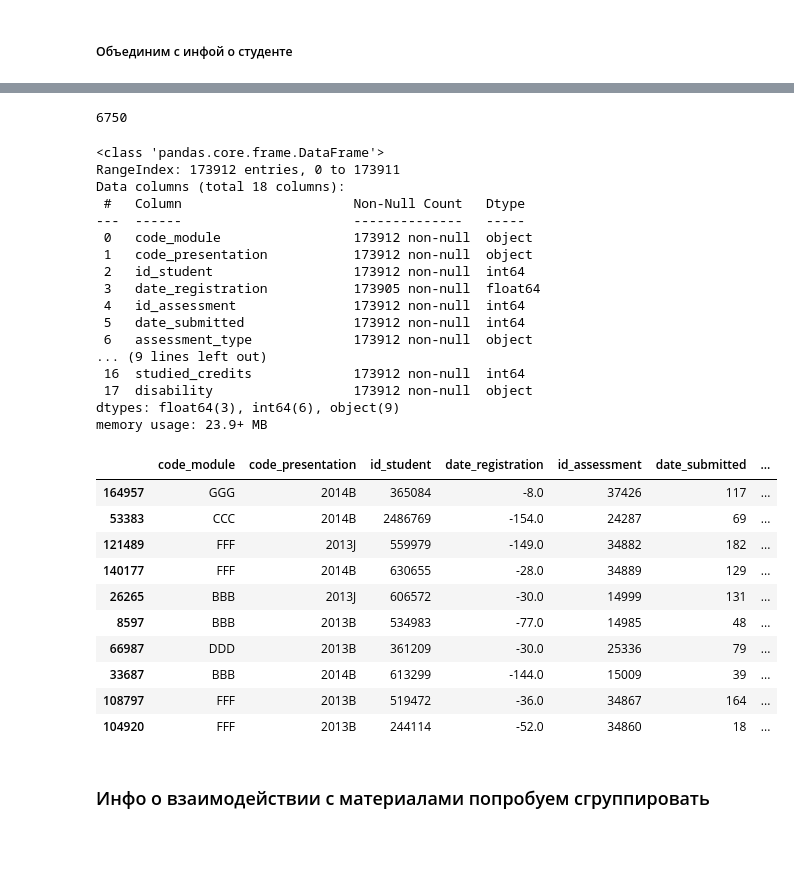
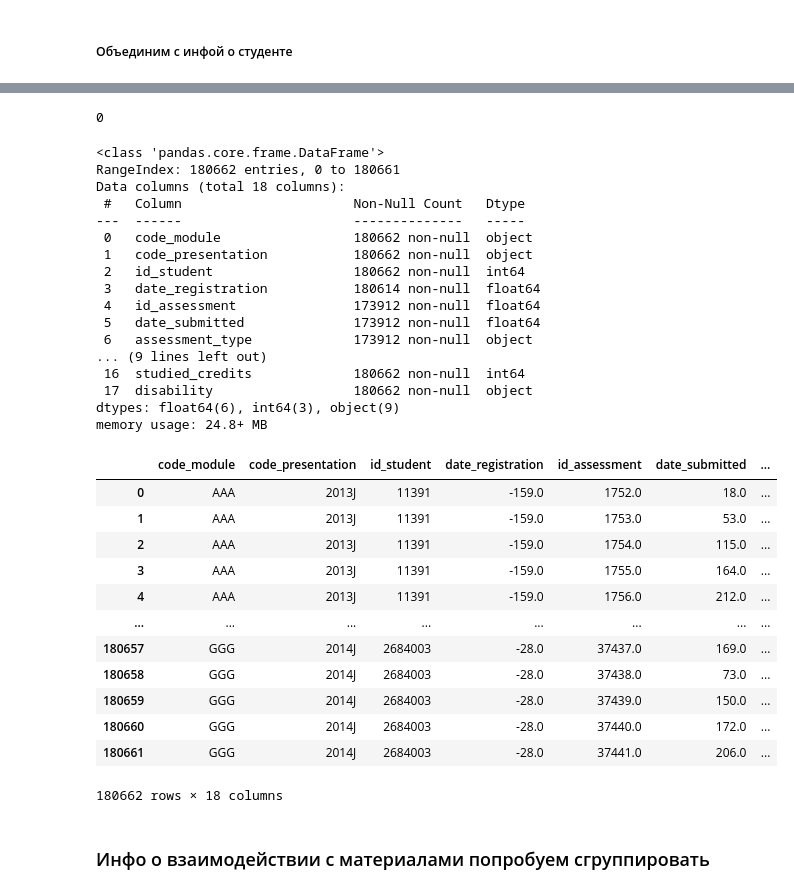
Before and after one commit to pyretttt/mle2, a Jupyter notebook: kaggle/c1/submission.ipynb, the cells around one changed output, grey strips where cells are left out. Saved outputs shown, nothing was run; the diff lists cells and outputs as text; code cells hidden in the pictures; blank space fills up the shorter version.

```diff
--- a/kaggle/c1/submission.ipynb
+++ b/kaggle/c1/submission.ipynb
@@ -248,7 +240,7 @@ memory usage: 1018.7+ KB
 assesmentsFullCoursesReg = pd.merge(
     registration,
     assesmentsFullCourses,
-    how="inner",
+    how="outer",
     on=["code_module", "code_presentation", "id_student"]
 )
 assesmentsFullCoursesReg.info()
@@ -321,45 +313,47 @@ students_diff = find_values_diff(
 )
 len(students_diff) # Такая же картина как с регистрациями - это логично
 # %% [output]
-6750
+0
 # %%
 assesmentsCoursesRegStudentInfo = pd.merge(
     assesmentsFullCoursesReg,
     studentInfo,
-    how="inner",
+    how="right",
     on=["code_module", "code_presentation", "id_student"]
 )
 assesmentsCoursesRegStudentInfo.info() # Shape ok
-assesmentsCoursesRegStudentInfo.sample(10)
+assesmentsCoursesRegStudentInfo
 # %% [output]
 <class 'pandas.core.frame.DataFrame'>
-RangeIndex: 173912 entries, 0 to 173911
+RangeIndex: 180662 entries, 0 to 180661
 Data columns (total 18 columns):
  #   Column                      Non-Null Count   Dtype
 ---  ------                      --------------   -----
- 0   code_module                 173912 non-null  object
- 1   code_presentation           173912 non-null  object
- 2   id_student                  173912 non-null  int64
- 3   date_registration           173905 non-null  float64
- 4   id_assessment               173912 non-null  int64
- 5   date_submitted              173912 non-null  int64
+ 0   code_module                 180662 non-null  object
+ 1   code_presentation           180662 non-null  object
+ 2   id_student                  180662 non-null  int64
+ 3   date_registration           180614 non-null  float64
+ 4   id_assessment               173912 non-null  float64
+ 5   date_submitted              173912 non-null  float64
  6   assessment_type             173912 non-null  object
 ... (9 lines left out)
- 16  studied_credits             173912 non-null  int64
- 17  disability                  173912 non-null  object
-dtypes: float64(3), int64(6), object(9)
-memory usage: 23.9+ MB
+ 16  studied_credits             180662 non-null  int64
+ 17  disability                  180662 non-null  object
+dtypes: float64(6), int64(3), object(9)
+memory usage: 24.8+ MB
 |  | code_module | code_presentation | id_student | date_registration | id_assessment | date_submitted | ... |
-| 164957 | GGG | 2014B | 365084 | -8.0 | 37426 | 117 | ... |
-| 53383 | CCC | 2014B | 2486769 | -154.0 | 24287 | 69 | ... |
-| 121489 | FFF | 2013J | 559979 | -149.0 | 34882 | 182 | ... |
-| 140177 | FFF | 2014B | 630655 | -28.0 | 34889 | 129 | ... |
-| 26265 | BBB | 2013J | 606572 | -30.0 | 14999 | 131 | ... |
-| 8597 | BBB | 2013B | 534983 | -77.0 | 14985 | 48 | ... |
-| 66987 | DDD | 2013B | 361209 | -30.0 | 25336 | 79 | ... |
-| 33687 | BBB | 2014B | 613299 | -144.0 | 15009 | 39 | ... |
-| 108797 | FFF | 2013B | 519472 | -36.0 | 34867 | 164 | ... |
-| 104920 | FFF | 2013B | 244114 | -52.0 | 34860 | 18 | ... |
+| 0 | AAA | 2013J | 11391 | -159.0 | 1752.0 | 18.0 | ... |
+| 1 | AAA | 2013J | 11391 | -159.0 | 1753.0 | 53.0 | ... |
+| 2 | AAA | 2013J | 11391 | -159.0 | 1754.0 | 115.0 | ... |
+| 3 | AAA | 2013J | 11391 | -159.0 | 1755.0 | 164.0 | ... |
+| 4 | AAA | 2013J | 11391 | -159.0 | 1756.0 | 212.0 | ... |
+| ... | ... | ... | ... | ... | ... | ... | ... |
+| 180657 | GGG | 2014J | 2684003 | -28.0 | 37437.0 | 169.0 | ... |
+| 180658 | GGG | 2014J | 2684003 | -28.0 | 37438.0 | 73.0 | ... |
+| 180659 | GGG | 2014J | 2684003 | -28.0 | 37439.0 | 150.0 | ... |
+| 180660 | GGG | 2014J | 2684003 | -28.0 | 37440.0 | 172.0 | ... |
+| 180661 | GGG | 2014J | 2684003 | -28.0 | 37441.0 | 206.0 | ... |
+180662 rows × 18 columns
 # %% [markdown]
 ### Инфо о взаимодействии с материалами попробуем сгруппировать
 # %%
```
Also changed, not shown: parts of 26 cells of this notebook.
